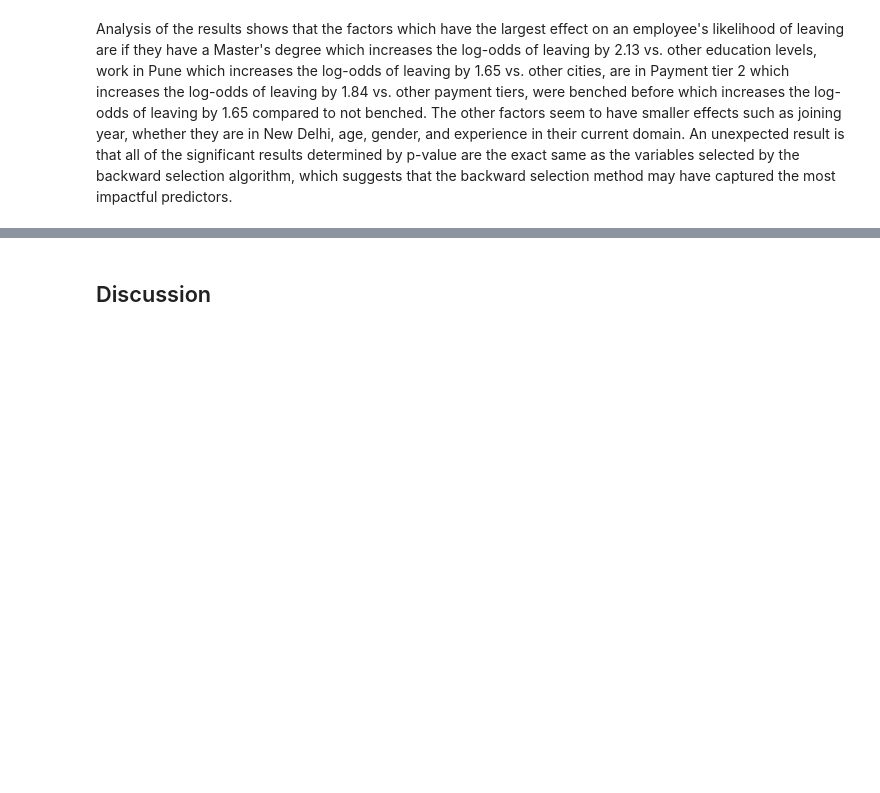
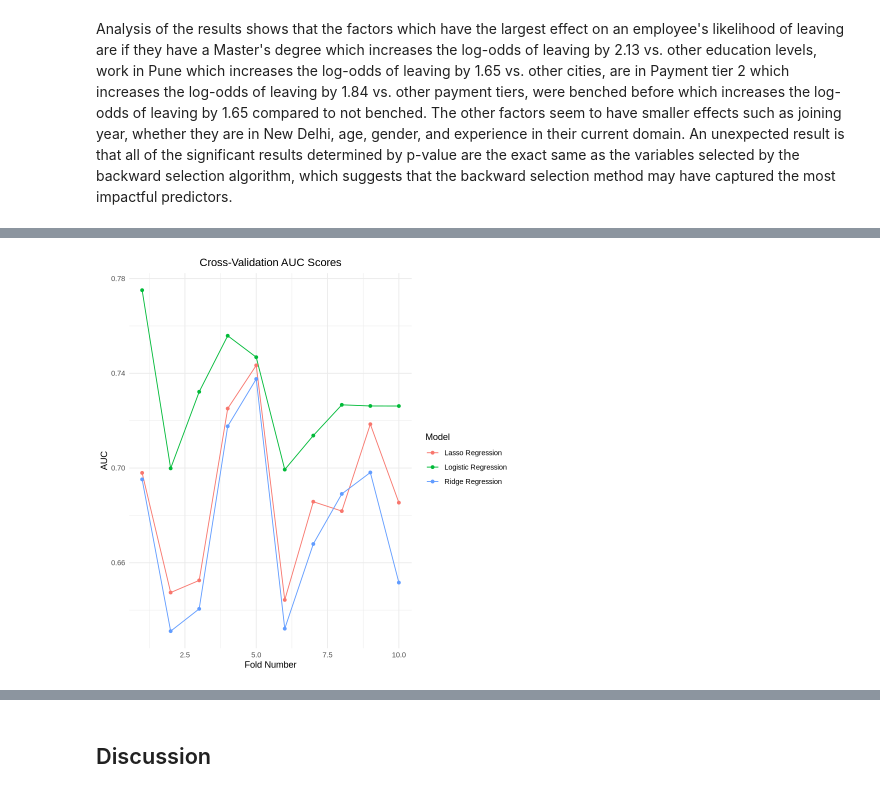
Before and after one commit to vivaanjhaveri/employee-dataset, a Jupyter notebook: final_report.ipynb, the cells around one changed output, grey strips where cells are left out. Saved outputs shown, nothing was run; the diff lists cells and outputs as text; code cells hidden in the pictures; blank space fills up the shorter version.

```diff
--- a/final_report.ipynb
+++ b/final_report.ipynb
@@ -289,0 +283,86 @@ Analysis of the results shows that the factors which have the largest effect on
+# %%
+# Suppress all warnings
+suppressWarnings({
+  # Set seed for reproducibility
+  set.seed(20010527)
+  num.folds <- 10
+
+  # Create folds for cross-validation
+  folds <- createFolds(employee_train$LeaveOrNot, k = num.folds)
+
+  # Initialize vectors to store AUC for cross-validation
+  logistic_auc <- numeric(num.folds)
+  ridge_auc <- numeric(num.folds)
+  lasso_auc <- numeric(num.folds)
+
+  for (fold in 1:num.folds) {
+    # Train/Test split for the current fold
+    train.idx <- setdiff(1:nrow(employee_train), folds[[fold]])
+    test.idx <- folds[[fold]]
+
+    # Logistic Regression
+    logistic_model <- glm(LeaveOrNot ~ ., data = employee_train, subset = train.idx, family = "binomial")
+    logistic_pred <- predict(logistic_model, newdata = employee_train[test.idx, ], type = "response")
+    logistic_auc[fold] <- suppressMessages(auc(employee_train$LeaveOrNot[test.idx], logistic_pred))
+
+    # Ridge Regression
+    ridge_model <- cv.glmnet(
+      x = as.matrix(employee_train[train.idx, -which(names(employee_train) == "LeaveOrNot")]),
+      y = employee_train$LeaveOrNot[train.idx],
+      alpha = 0, family = "binomial", type.measure = "auc"
+    )
+    ridge_pred <- predict(ridge_model,
+      newx = as.matrix(employee_train[test.idx, -which(names(employee_train) == "LeaveOrNot")]),
+      s = "lambda.min", type = "response"
+    )
+    ridge_auc[fold] <- suppressMessages(auc(employee_train$LeaveOrNot[test.idx], ridge_pred))
+
+    # Lasso Regression
+    lasso_model <- cv.glmnet(
+      x = as.matrix(employee_train[train.idx, -which(names(employee_train) == "LeaveOrNot")]),
+      y = employee_train$LeaveOrNot[train.idx],
+      alpha = 1, family = "binomial", type.measure = "auc"
+    )
+    lasso_pred <- predict(lasso_model,
+      newx = as.matrix(employee_train[test.idx, -which(names(employee_train) == "LeaveOrNot")]),
+      s = "lambda.min", type = "response"
+    )
+    lasso_auc[fold] <- suppressMessages(auc(employee_train$LeaveOrNot[test.idx], lasso_pred))
+  }
+
+  # Compute the mean AUC for cross-validation
+  logistic_cv_auc <- round(mean(logistic_auc), 7)
+  ridge_cv_auc <- round(mean(ridge_auc), 7)
+  lasso_cv_auc <- round(mean(lasso_auc), 7)
+
+  # Create a tibble for CV results
+  cv_results <- tibble(
+    Model = rep(c("Logistic Regression", "Ridge Regression", "Lasso Regression"), each = num.folds),
+    Fold = rep(1:num.folds, 3),
+    AUC = c(logistic_auc, ridge_auc, lasso_auc)
+  )
+
+  # Print cross-validation results
+  mean_auc <- tibble(
+    Model = c("Logistic Regression", "Ridge Regression", "Lasso Regression"),
+    Mean_CV_AUC = c(logistic_cv_auc, ridge_cv_auc, lasso_cv_auc)
+  )
+
+  print(mean_auc)
+
+  # Plot CV AUC scores
+  cv_plot <- ggplot(cv_results, aes(x = Fold, y = AUC, color = Model)) +
+    geom_line() +
+    geom_point() +
+    theme_minimal() +
+    labs(
+      title = "Cross-Validation AUC Scores",
+      x = "Fold Number",
+      y = "AUC",
+      color = "Model"
+    ) +
+    theme(plot.title = element_text(hjust = 0.5))
+
+  print(cv_plot)
+})
+# %% [output]
@@ -289,0 +375 @@ Analysis of the results shows that the factors which have the largest effect on
+[figure, added]
```
Also changed, not shown: parts of 11 cells of this notebook, 1 other file.
